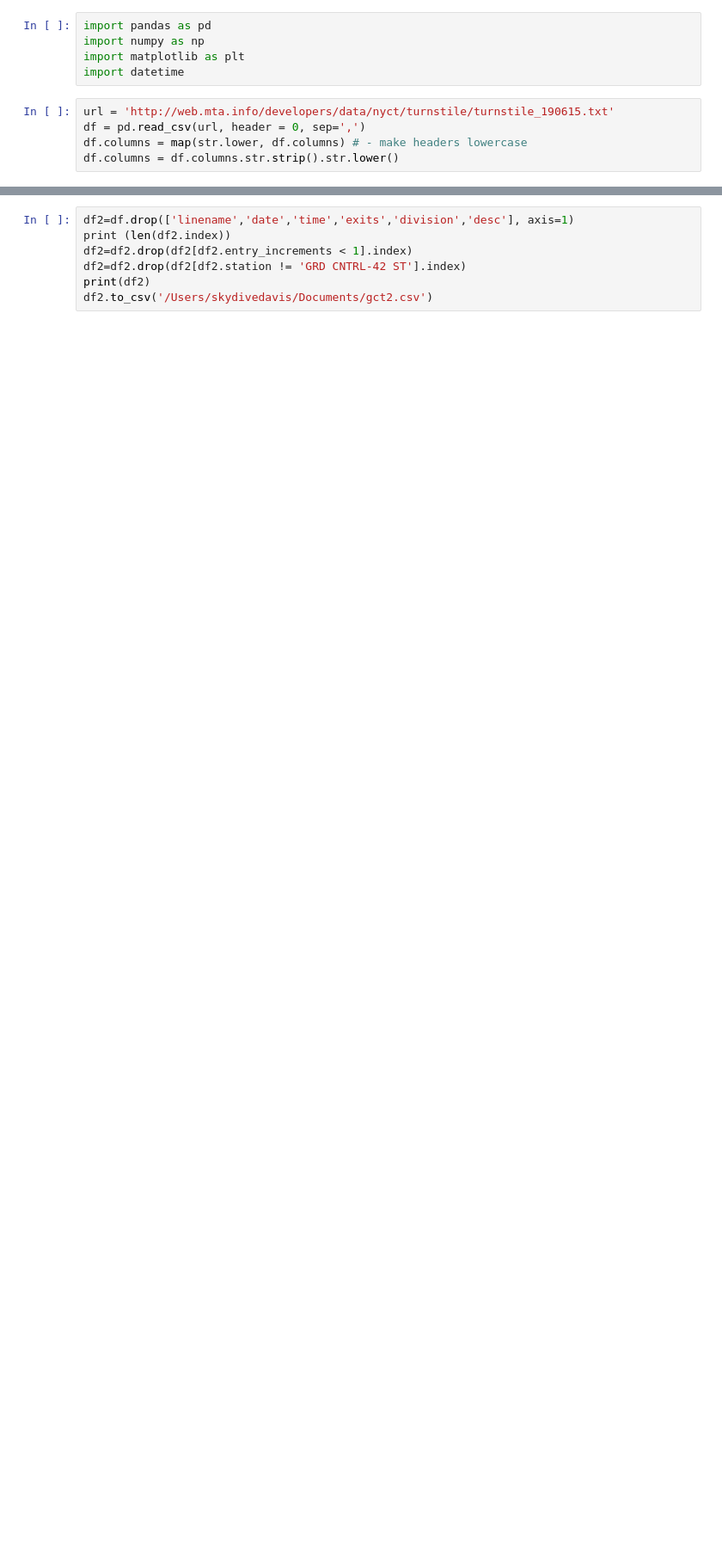
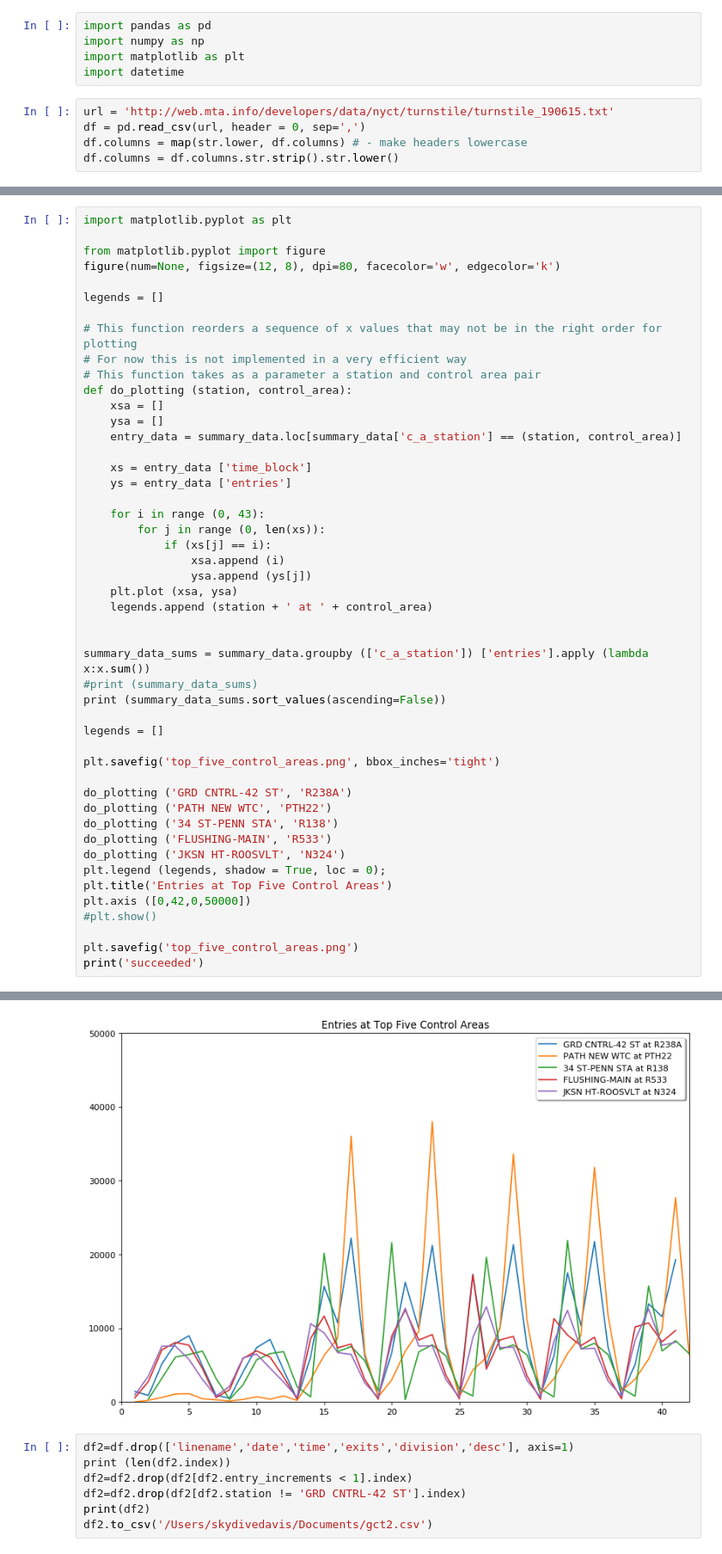
Before and after one commit to cnarrieta18/Metis_project1_mta, a Jupyter notebook: David_Metis_project1.ipynb, the cells around one changed output, grey strips where cells are left out. Shown: that part at 86% size. Drawn from its saved outputs; the diff is of its cells as text; blank space fills up the shorter version.

Commit message:
showing busiest stations for a week

```diff
--- a/David_Metis_project1.ipynb
+++ b/David_Metis_project1.ipynb
@@ -138,0 +169,49 @@ Name: entries, Length: 4880, dtype: int64
+# %%
+import matplotlib.pyplot as plt
+
+from matplotlib.pyplot import figure
+figure(num=None, figsize=(12, 8), dpi=80, facecolor='w', edgecolor='k')
+
+legends = []
+
+# This function reorders a sequence of x values that may not be in the right order for plotting
+# For now this is not implemented in a very efficient way
+# This function takes as a parameter a station and control area pair
+def do_plotting (station, control_area):
+    xsa = []
+    ysa = []
+    entry_data = summary_data.loc[summary_data['c_a_station'] == (station, control_area)]
+
+    xs = entry_data ['time_block']
+    ys = entry_data ['entries']
+
+    for i in range (0, 43):
+        for j in range (0, len(xs)):
+            if (xs[j] == i):
+                xsa.append (i)
+                ysa.append (ys[j])
+    plt.plot (xsa, ysa)
+    legends.append (station + ' at ' + control_area)
+
+
+summary_data_sums = summary_data.groupby (['c_a_station']) ['entries'].apply (lambda x:x.sum())
+#print (summary_data_sums)
+print (summary_data_sums.sort_values(ascending=False))
+
+legends = []
+
+plt.savefig('top_five_control_areas.png', bbox_inches='tight')
+
+do_plotting ('GRD CNTRL-42 ST', 'R238A')
+do_plotting ('PATH NEW WTC', 'PTH22')
+do_plotting ('34 ST-PENN STA', 'R138')
+do_plotting ('FLUSHING-MAIN', 'R533')
+do_plotting ('JKSN HT-ROOSVLT', 'N324')
+plt.legend (legends, shadow = True, loc = 0);
+plt.title('Entries at Top Five Control Areas')
+plt.axis ([0,42,0,50000])
+#plt.show()
+
+plt.savefig('top_five_control_areas.png')
+print('succeeded')
+# %% [output]
@@ -139,3 +235,4 @@ Name: entries, Length: 4880, dtype: int64
+[figure, added]
 # %%
 df2=df.drop(['linename','date','time','exits','division','desc'], axis=1)
 print (len(df2.index))
```
Also changed, not shown: parts of 9 cells of this notebook, 1 other file.
